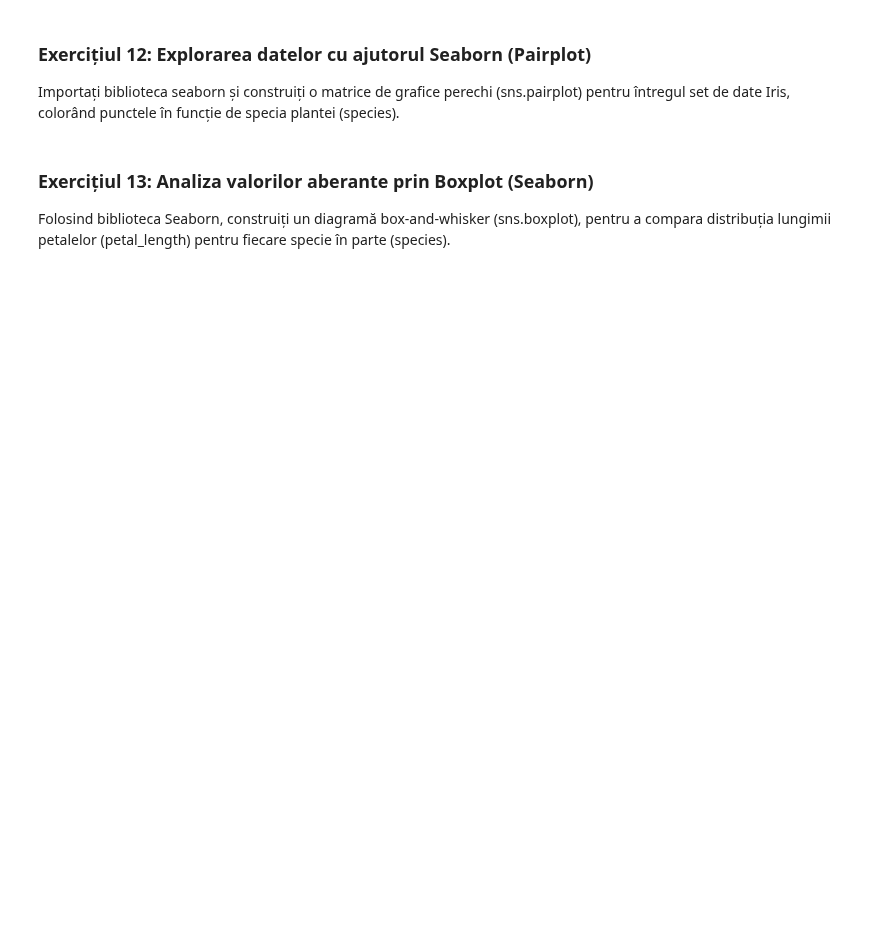
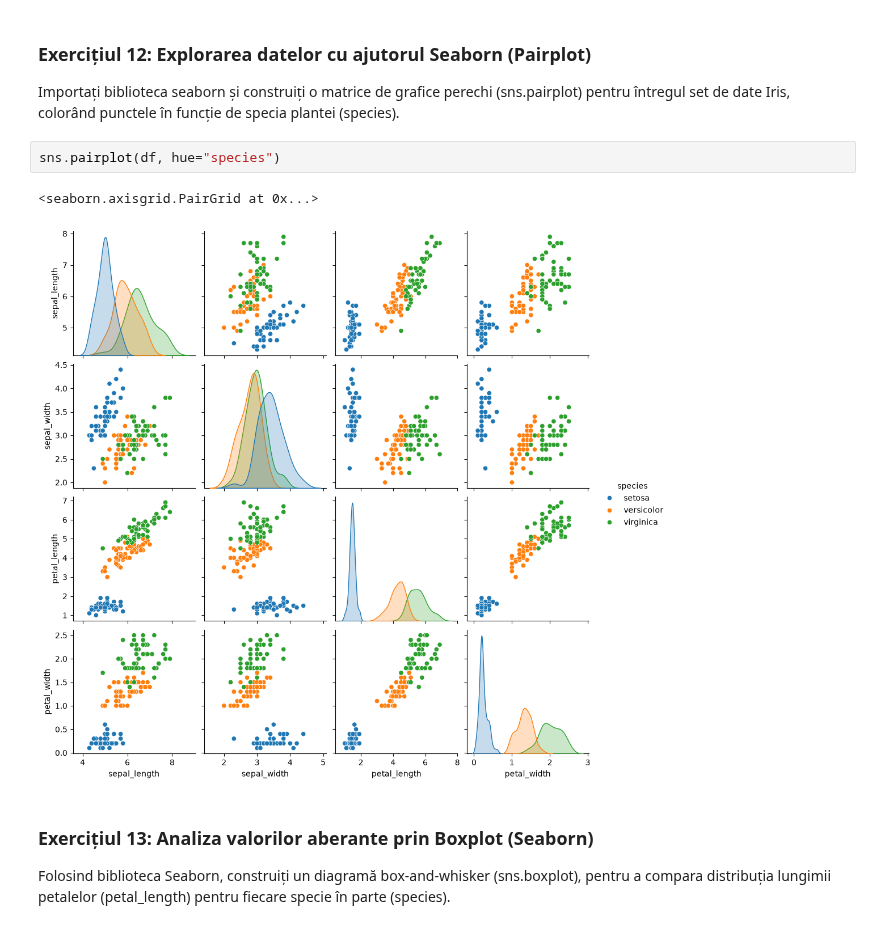
Before and after one commit to AndreiVelescu/usm-ml, a Jupyter notebook: lab1/01_RO_Lab1_.ipynb, the cells around one changed output. Cells and saved outputs as stored; diff of their text form; blank space fills up the shorter version.

```diff
--- a/lab1/01_RO_Lab1_.ipynb
+++ b/lab1/01_RO_Lab1_.ipynb
@@ -66,6 +208,11 @@ Bazându-vă pe materialele introductive, explicați de ce framework-urile sunt
 ### Exercițiul 12: Explorarea datelor cu ajutorul Seaborn (Pairplot)
 
 Importați biblioteca seaborn și construiți o matrice de grafice perechi (sns.pairplot)  pentru întregul set de date Iris, colorând punctele în funcție de specia plantei (species).
+# %%
+sns.pairplot(df, hue="species")
+# %% [output]
+<seaborn.axisgrid.PairGrid at 0x...>
+[figure, added]
 # %% [markdown]
 ### Exercițiul 13: Analiza valorilor aberante prin Boxplot (Seaborn)
 
```
Also changed, not shown: parts of 14 cells of this notebook, 4 other files.
